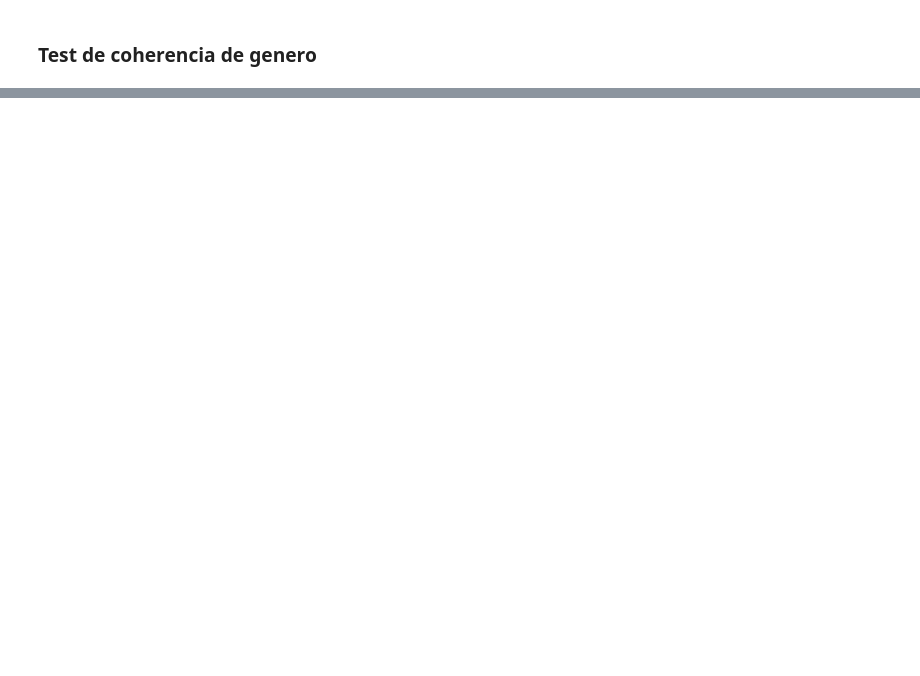
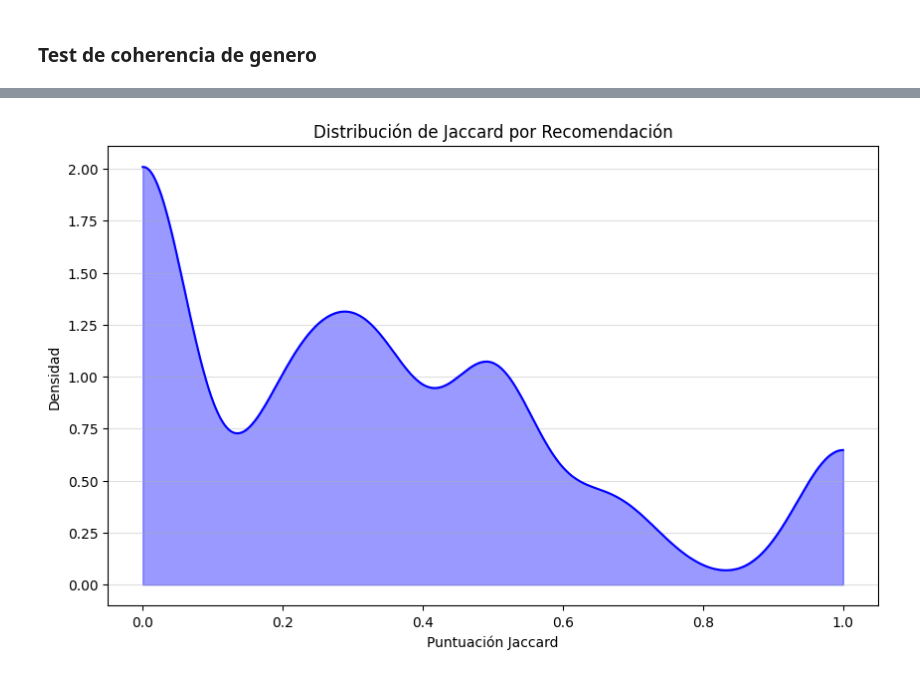
Before and after one commit to fedesanches/recomendador_peliculas, a Jupyter notebook: notebooks/notebook_metricas.ipynb, the cells around one changed output, grey strips where cells are left out. Drawn from its saved outputs; the diff is of its cells as text; code cells hidden in the pictures; blank space fills up the shorter version.

```diff
--- a/notebooks/notebook_metricas.ipynb
+++ b/notebooks/notebook_metricas.ipynb
@@ -56,0 +100,16 @@ Promedio Jaccard (scikit-learn): 0.3587
+# %%
+from scipy.stats import gaussian_kde
+
+kde = gaussian_kde(scores_recomendaciones)
+x = np.linspace(0, 1, 500)
+
+plt.figure(figsize=(10, 6))
+plt.plot(x, kde(x), color='blue')
+plt.fill_between(x, kde(x), alpha=0.4, color='blue')
+plt.title('Distribución de Jaccard por Recomendación')
+plt.xlabel('Puntuación Jaccard')
+plt.ylabel('Densidad')
+plt.grid(axis='y', alpha=0.4)
+plt.show()
+# %% [output]
+[figure, added]
```
Also changed, not shown: parts of 4 cells of this notebook, 3 other files.
